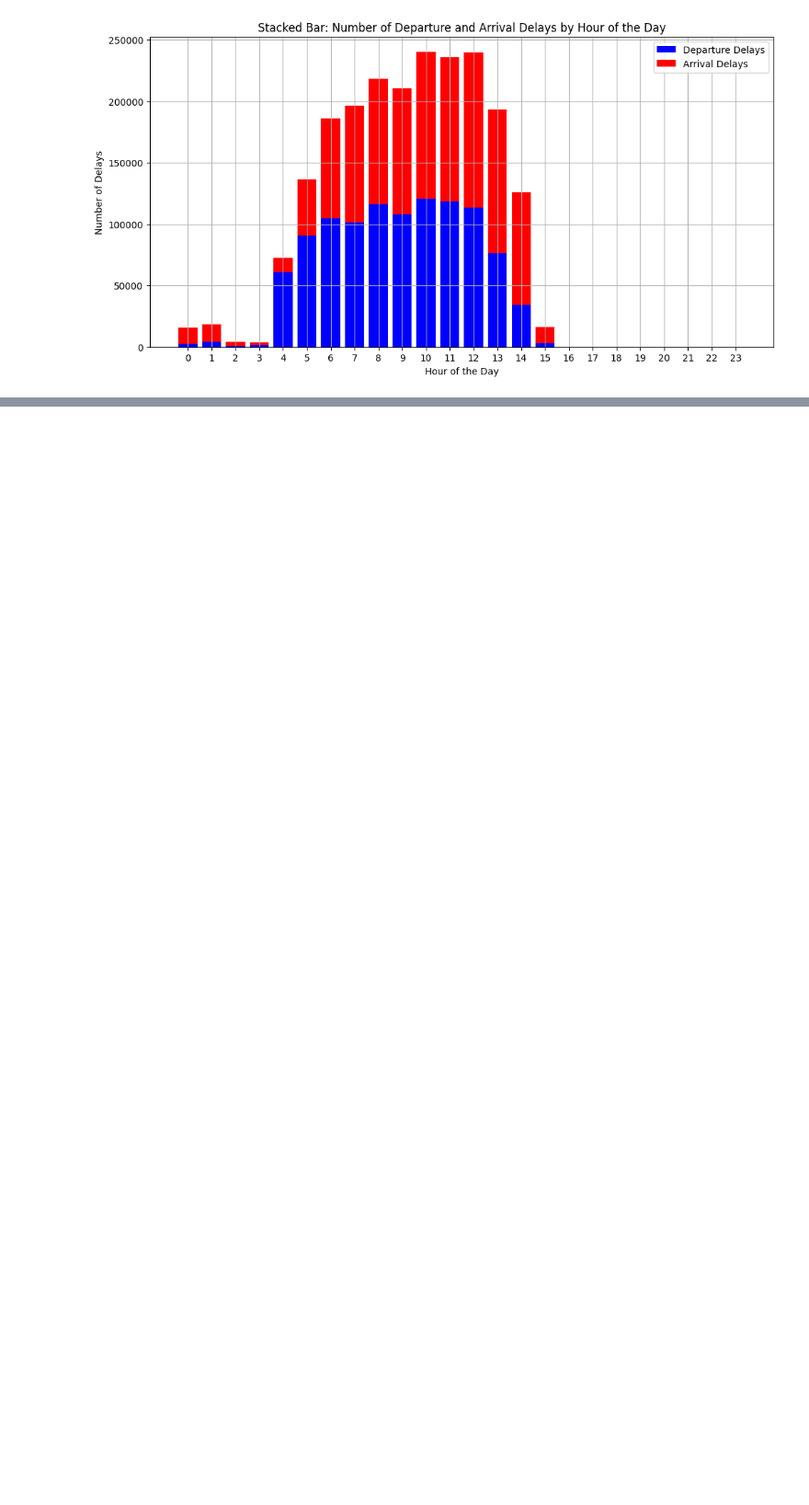
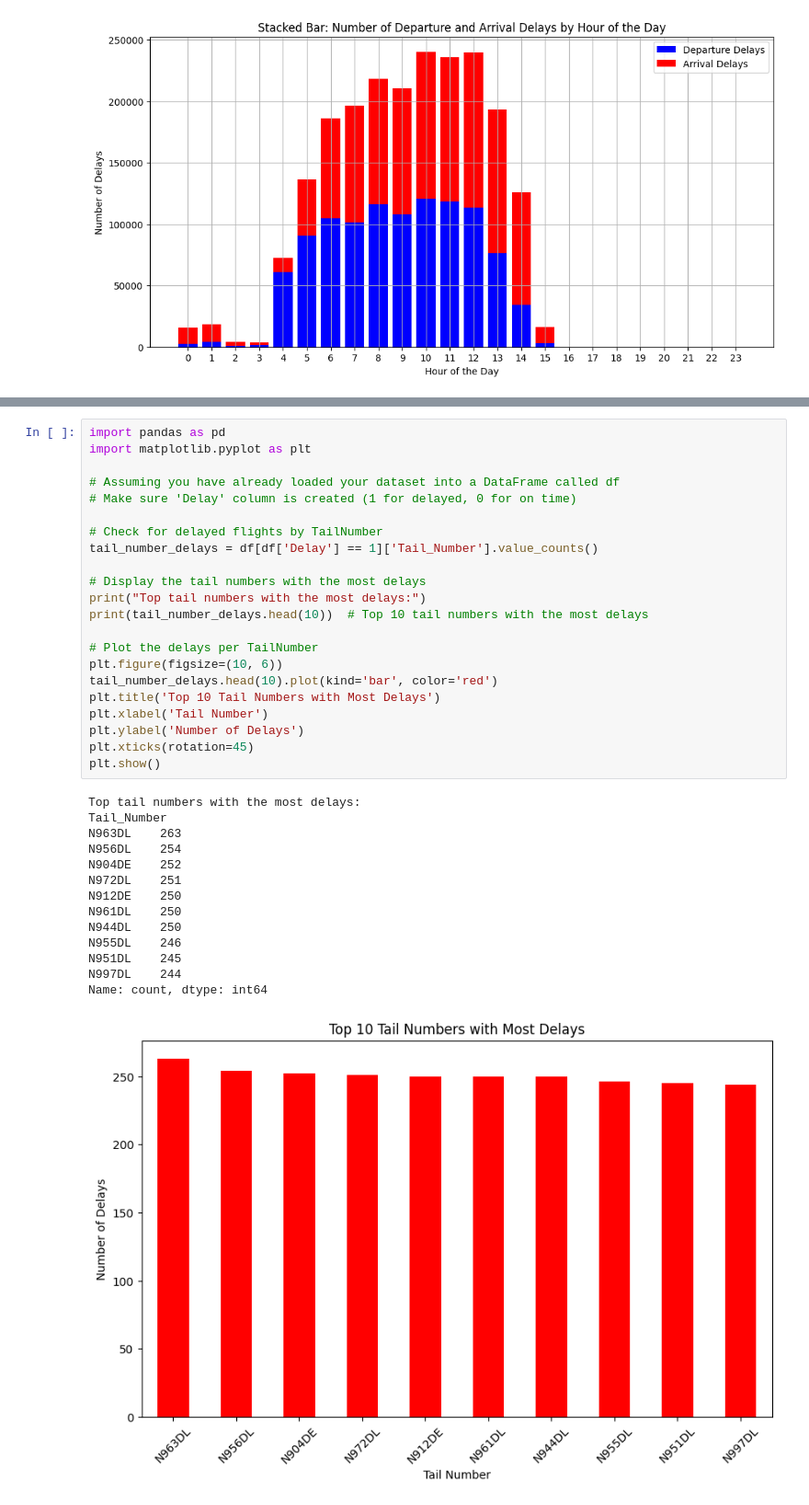
Before and after one commit to AnnikaBoodoosingh/COMP3610-Project, a Jupyter notebook: feature_selection.ipynb, the cells around one changed output, grey strips where cells are left out. Shown at 92% size. Cells and saved outputs as stored; diff of their text form; blank space fills up the shorter version.

```diff
--- a/feature_selection.ipynb
+++ b/feature_selection.ipynb
@@ -327,0 +454,37 @@ plt.show()
+# %%
+import pandas as pd
+import matplotlib.pyplot as plt
+
+# Assuming you have already loaded your dataset into a DataFrame called df
+# Make sure 'Delay' column is created (1 for delayed, 0 for on time)
+
+# Check for delayed flights by TailNumber
+tail_number_delays = df[df['Delay'] == 1]['Tail_Number'].value_counts()
+
+# Display the tail numbers with the most delays
+print("Top tail numbers with the most delays:")
+print(tail_number_delays.head(10))  # Top 10 tail numbers with the most delays
+
+# Plot the delays per TailNumber
+plt.figure(figsize=(10, 6))
+tail_number_delays.head(10).plot(kind='bar', color='red')
+plt.title('Top 10 Tail Numbers with Most Delays')
+plt.xlabel('Tail Number')
+plt.ylabel('Number of Delays')
+plt.xticks(rotation=45)
+plt.show()
+# %% [output]
+Top tail numbers with the most delays:
+Tail_Number
+N963DL    263
+N956DL    254
+N904DE    252
+N972DL    251
+N912DE    250
+N961DL    250
+N944DL    250
+N955DL    246
+N951DL    245
+N997DL    244
+Name: count, dtype: int64
+[figure, added]
```
Also changed, not shown: parts of 5 cells of this notebook.
